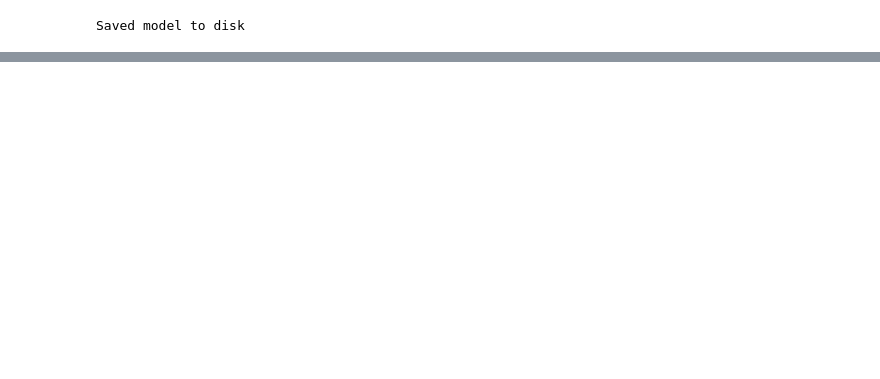
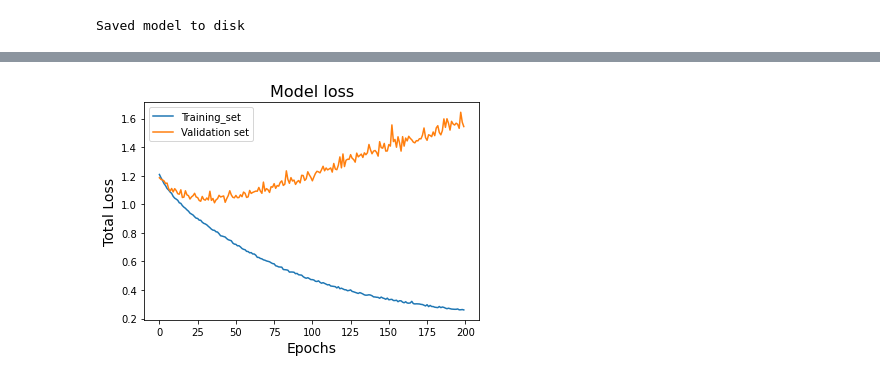
Before and after one commit to cpvivek/Facial-Emotion-Recognition, a Jupyter notebook: Capstone_DL&MLE_Facial_Emotion_Recognition_Vivek_CP.ipynb, the cells around one changed output, grey strips where cells are left out. Cells and saved outputs as stored; diff of their text form; code cells hidden in the pictures; blank space fills up the shorter version.

```diff
--- a/Capstone_DL&MLE_Facial_Emotion_Recognition_Vivek_CP.ipynb
+++ b/Capstone_DL&MLE_Facial_Emotion_Recognition_Vivek_CP.ipynb
@@ -285,7 +376,7 @@ Non-trainable params: 7,936
 _________________________________________________________________
 None
 # %%
-num_epochs = 100
+num_epochs = 200
 history = model.fit_generator(train_flow,
                     steps_per_epoch=len(x_train) / 64,
                     epochs=num_epochs,
@@ -312,0 +427,10 @@ new_array=cv2.resize(_ )
+# %%
+plt.plot(history.history['loss'], label="Training_set")
+plt.plot(history.history['val_loss'], label="Validation set")
+plt.title("Model loss", size=16)
+plt.ylabel("Total Loss", size=14)
+plt.xlabel("Epochs", size=14)
+plt.legend()
+plt.show()
+# %% [output]
+[figure, added]
```
Also changed, not shown: parts of 23 cells of this notebook.
